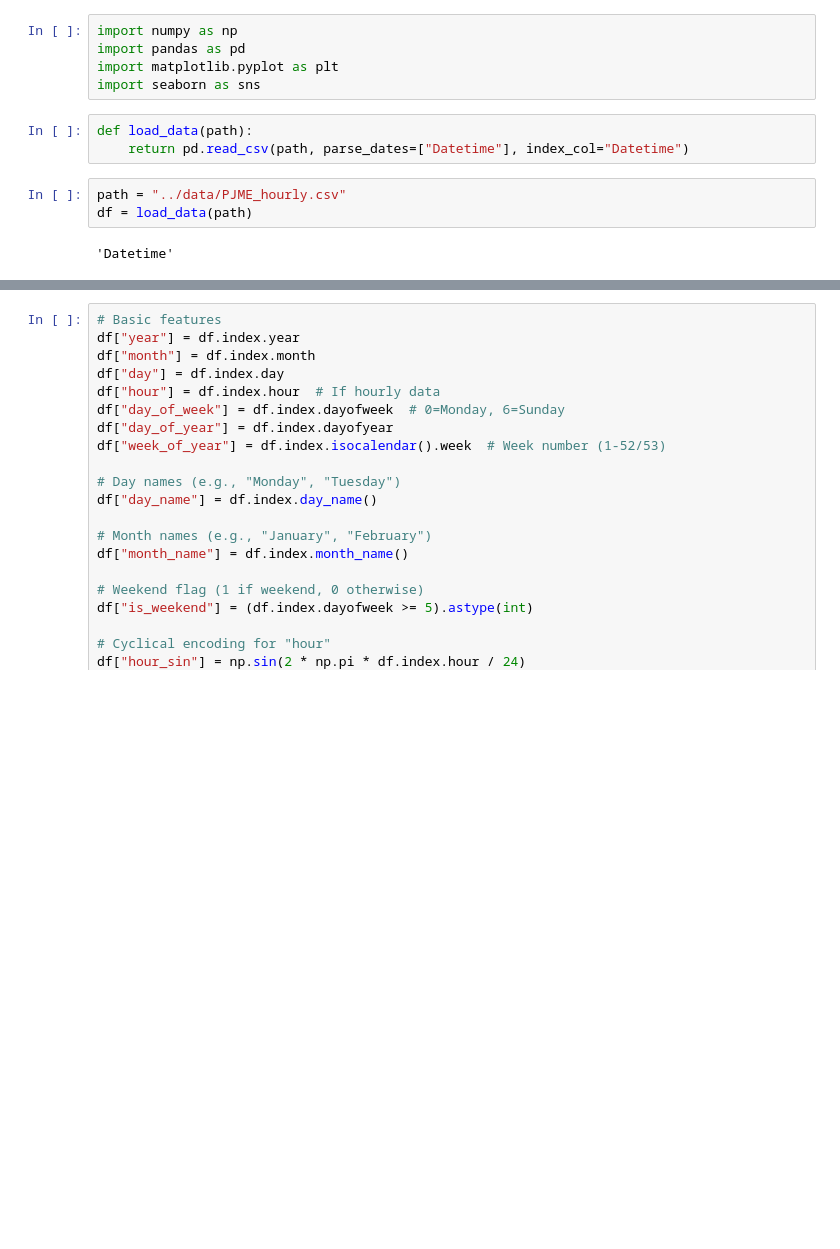
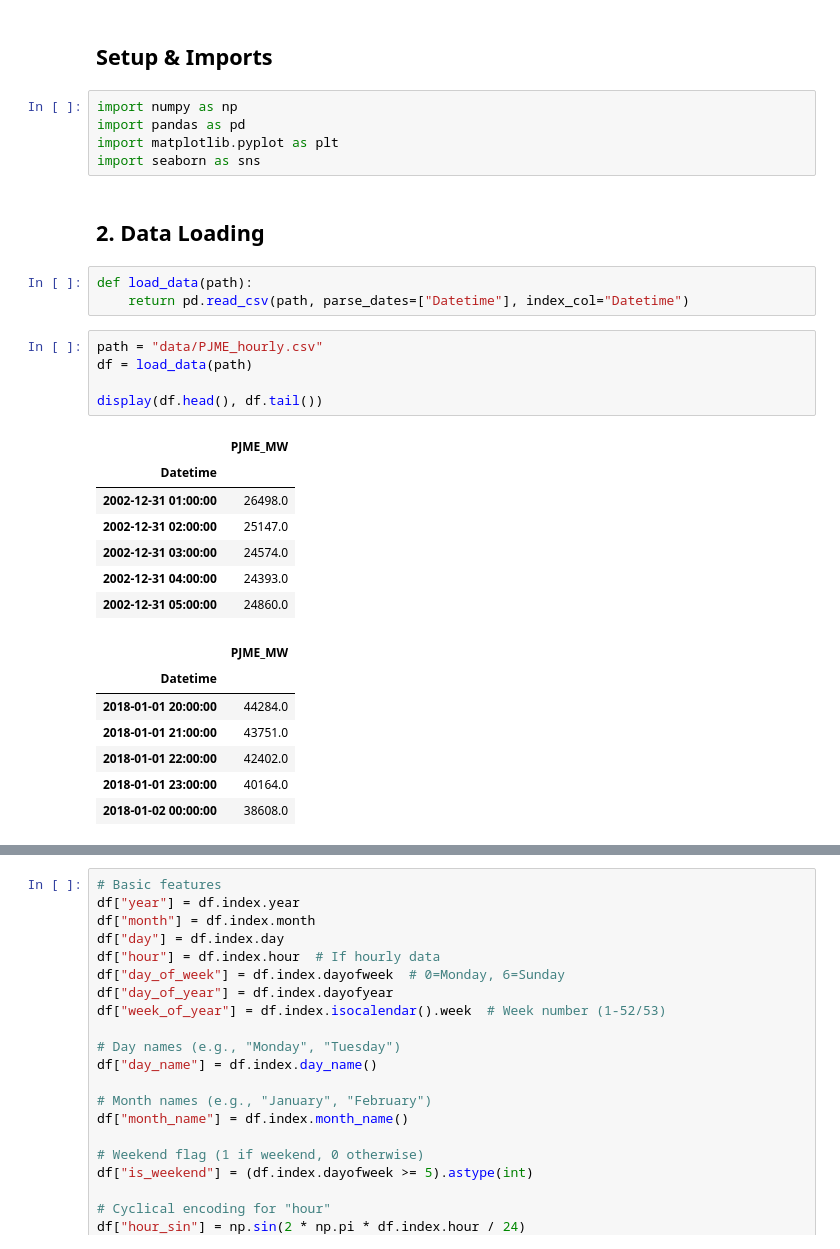
Before and after one commit to frostyy22/energy-forecast, a Jupyter notebook: notebooks/1. analysis.ipynb, the cells around one changed output, grey strips where cells are left out. Drawn from its saved outputs; the diff is of its cells as text; blank space fills up the shorter version.

```diff
--- a/notebooks/1. analysis.ipynb
+++ b/notebooks/1. analysis.ipynb
@@ -1,13 +20,32 @@
+# %% [markdown]
+## Setup & Imports
 # %%
 import numpy as np
 import pandas as pd
 import matplotlib.pyplot as plt
 import seaborn as sns
+# %% [markdown]
+## 2. Data Loading
 # %%
 def load_data(path):
     return pd.read_csv(path, parse_dates=["Datetime"], index_col="Datetime")
 # %%
-path = "../data/PJME_hourly.csv"
+path = "data/PJME_hourly.csv"
 df = load_data(path)
+
+display(df.head(), df.tail())
 # %% [output]
-'Datetime'
+|  | PJME_MW |
+| Datetime |  |
+| 2002-12-31 01:00:00 | 26498.0 |
+| 2002-12-31 02:00:00 | 25147.0 |
+| 2002-12-31 03:00:00 | 24574.0 |
+| 2002-12-31 04:00:00 | 24393.0 |
+| 2002-12-31 05:00:00 | 24860.0 |
+|  | PJME_MW |
+| Datetime |  |
+| 2018-01-01 20:00:00 | 44284.0 |
+| 2018-01-01 21:00:00 | 43751.0 |
+| 2018-01-01 22:00:00 | 42402.0 |
+| 2018-01-01 23:00:00 | 40164.0 |
+| 2018-01-02 00:00:00 | 38608.0 |
```
Also changed, not shown: parts of 25 cells of this notebook, 55 other files.
